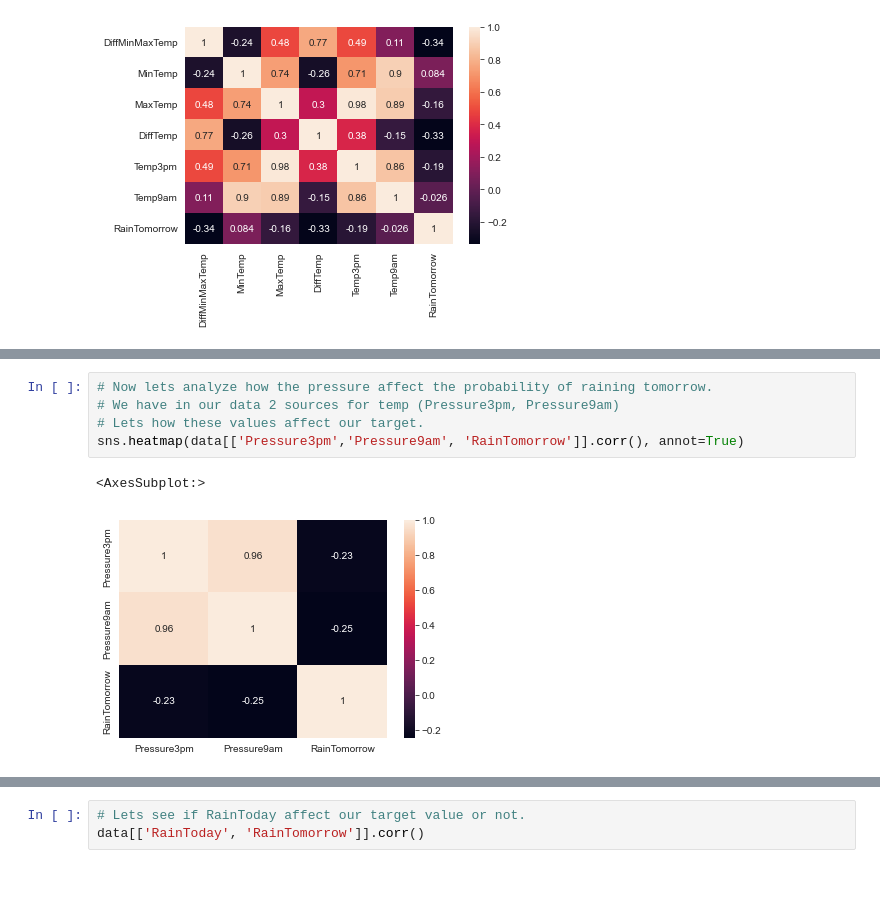
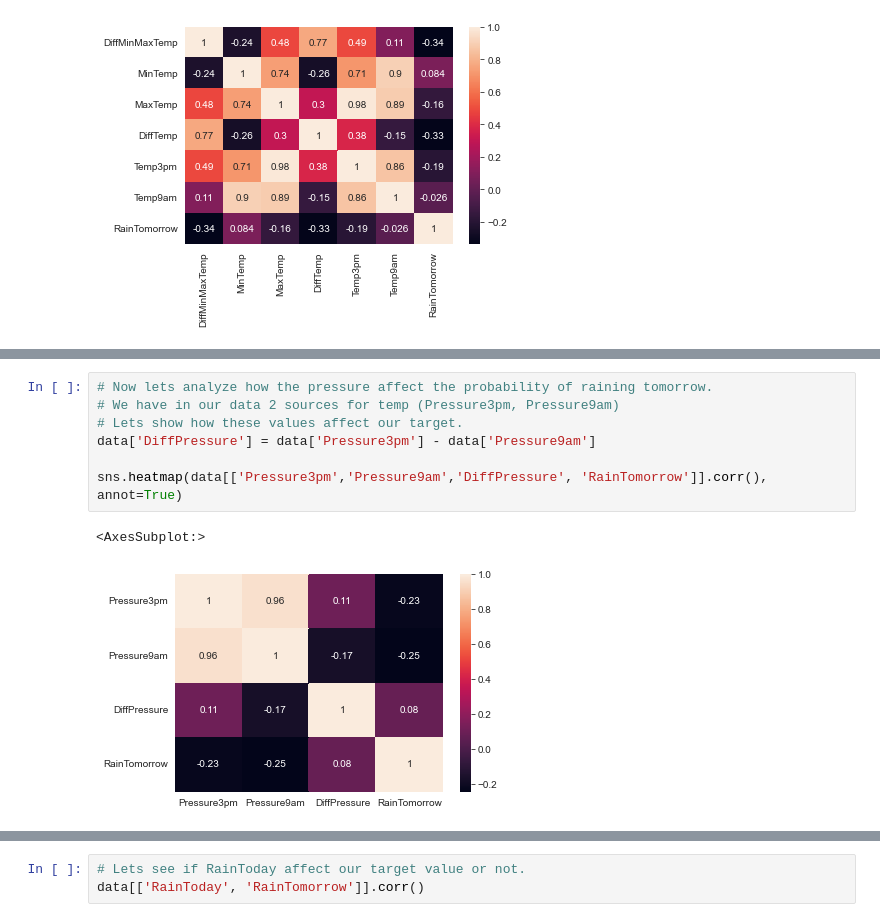
Before and after one commit to AbdallahHussien4/Rain-Rate-Expectation, a Jupyter notebook: main.ipynb, the cells around one changed output, grey strips where cells are left out. Saved outputs shown, nothing was run; the diff lists cells and outputs as text; blank space fills up the shorter version.

Commit message:
Finish visualizing data and start training phase

```diff
--- a/main.ipynb
+++ b/main.ipynb
@@ -198,8 +204,10 @@ data.head()
 # %%
 # Now lets analyze how the pressure affect the probability of raining tomorrow.
 # We have in our data 2 sources for temp (Pressure3pm, Pressure9am)
-# Lets how these values affect our target.
-sns.heatmap(data[['Pressure3pm','Pressure9am', 'RainTomorrow']].corr(), annot=True)
+# Lets show how these values affect our target.
+data['DiffPressure'] = data['Pressure3pm'] - data['Pressure9am']
+
+sns.heatmap(data[['Pressure3pm','Pressure9am','DiffPressure', 'RainTomorrow']].corr(), annot=True)
 # %% [output]
 <AxesSubplot:>
-[figure, old version]
+[figure, new version]
```
Also changed, not shown: parts of 23 cells of this notebook.
